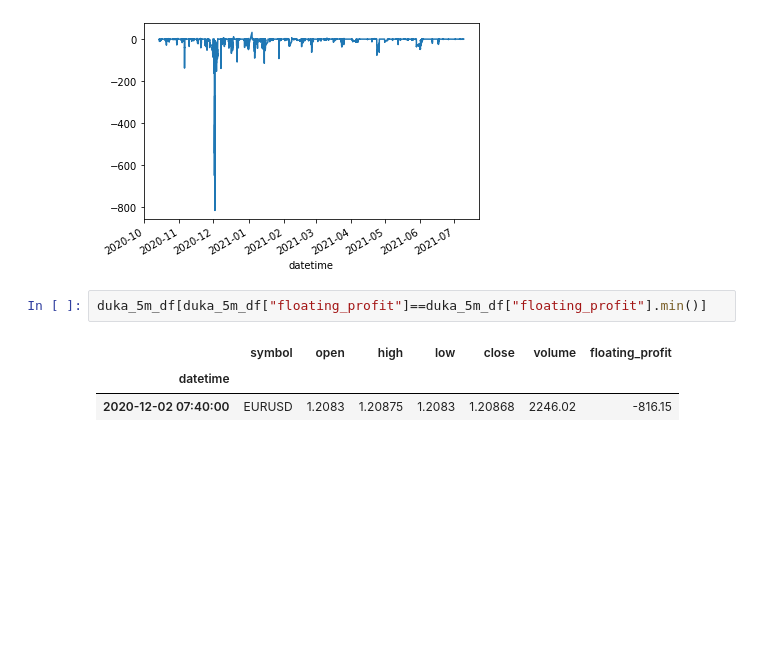
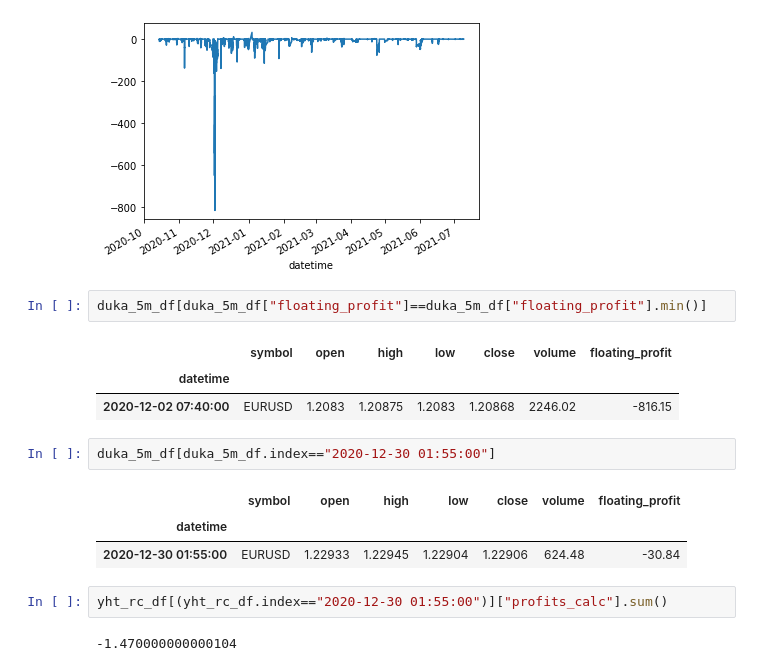
Before and after one commit to deep-forex-trading-group/Rule-based-forex-trading-system, a Jupyter notebook: Analysis/analysis_fmrecord_with_bar_data.ipynb, the cells around one changed output. Cells and saved outputs as stored; diff of their text form; blank space fills up the shorter version.

```diff
--- a/Analysis/analysis_fmrecord_with_bar_data.ipynb
+++ b/Analysis/analysis_fmrecord_with_bar_data.ipynb
@@ -171,3 +171,13 @@ duka_5m_df[duka_5m_df["floating_profit"]==duka_5m_df["floating_profit"].min()]
 |  | symbol | open | high | low | close | volume | floating_profit |
 | datetime |  |  |  |  |  |  |  |
 | 2020-12-02 07:40:00 | EURUSD | 1.2083 | 1.20875 | 1.2083 | 1.20868 | 2246.02 | -816.15 |
+# %%
+duka_5m_df[duka_5m_df.index=="2020-12-30 01:55:00"]
+# %% [output]
+|  | symbol | open | high | low | close | volume | floating_profit |
+| datetime |  |  |  |  |  |  |  |
+| 2020-12-30 01:55:00 | EURUSD | 1.22933 | 1.22945 | 1.22904 | 1.22906 | 624.48 | -30.84 |
+# %%
+yht_rc_df[(yht_rc_df.index=="2020-12-30 01:55:00")]["profits_calc"].sum()
+# %% [output]
+-1.470000000000104
```
Also changed, not shown: 1 other file.
